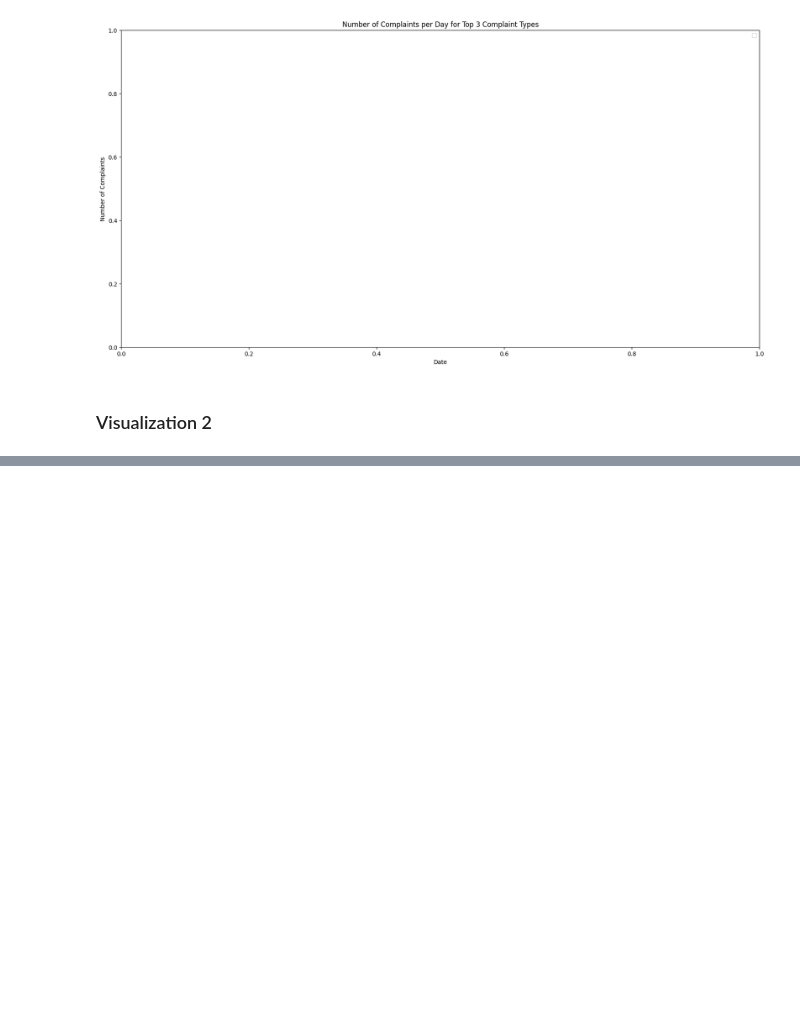
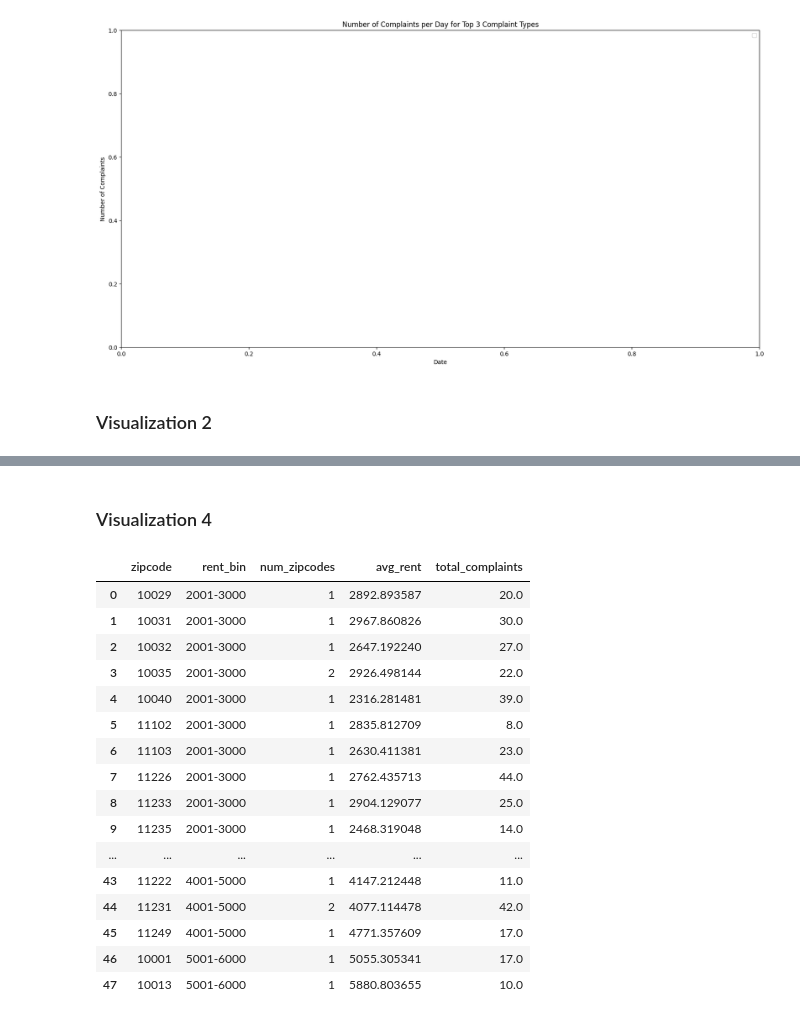
Before and after one commit to JiYu-Ella/Final_Project, a Jupyter notebook: Project Template.ipynb, the cells around one changed output, grey strips where cells are left out. Saved outputs shown, nothing was run; the diff lists cells and outputs as text; code cells hidden in the pictures; blank space fills up the shorter version.

```diff
--- a/Project Template.ipynb
+++ b/Project Template.ipynb
@@ -847,0 +979,2 @@ NotImplementedError:
+# %% [markdown]
+### Visualization 4
@@ -847,0 +999,76 @@ NotImplementedError:
+# %%
+######remember to change the date range!
+#    WHERE created_date >= '2022-10-01' AND created_date <= '2023-12-30'
+def data_complaints_diff_rents():
+    visual_4 = """
+WITH avg_values AS (
+    SELECT
+        rents.RegionName,
+        AVG("2023-09-30") AS avg_rent
+    FROM rents
+    GROUP BY rents.RegionName
+)
+
+SELECT
+    bins.zipcode,
+    bins.rent_bin,
+    COUNT(c.zipcode) AS num_zipcodes,
+    AVG(bins.avg_rent) AS avg_rent,
+    SUM(c.num_complaints) AS total_complaints
+FROM (
+    SELECT
+        z.zipcode,
+        av.avg_rent,
+        CASE
+            WHEN av.avg_rent BETWEEN 0 AND 1000 THEN '$0-1000'
+            WHEN av.avg_rent BETWEEN 1001 AND 2000 THEN '1001-2000'
+            WHEN av.avg_rent BETWEEN 2001 AND 3000 THEN '2001-3000'
+            WHEN av.avg_rent BETWEEN 3001 AND 4000 THEN '3001-4000'
+            WHEN av.avg_rent BETWEEN 4001 AND 5000 THEN '4001-5000'
+            WHEN av.avg_rent BETWEEN 5001 AND 6000 THEN '5001-6000'
+            WHEN av.avg_rent BETWEEN 6001 AND 7000 THEN '6001-7000'
+            WHEN av.avg_rent BETWEEN 7001 AND 8000 THEN '7001-8000'
+            WHEN av.avg_rent BETWEEN 8001 AND 9000 THEN '8001-9000'
+            WHEN av.avg_rent BETWEEN 9001 AND 10000 THEN '9001-10000'
+            ELSE 'Other'
+        END AS rent_bin
+    FROM zipcodes AS z
+    LEFT JOIN avg_values AS av ON av.RegionName::text = z.zipcode
+) AS bins
+LEFT JOIN (
+    SELECT
+        zipcode,
+        COUNT(complaint_type) AS num_complaints
+    FROM complaints
+    WHERE created_date >= '2022-10-01' AND created_date <= '2023-12-30'
+    GROUP BY zipcode
+) AS c ON c.zipcode = bins.zipcode
+WHERE bins.avg_rent IS NOT NULL  -- Exclude rows with NaN values
+GROUP BY bins.zipcode, bins.rent_bin
+ORDER BY bins.rent_bin;
+
+
+"""
+    with engine.connect() as conn:
+        result = pd.read_sql_query(visual_4, conn)
+        return result
+
+data_complaints_diff_rents()
+# %% [output]
+|  | zipcode | rent_bin | num_zipcodes | avg_rent | total_complaints |
+| 0 | 10029 | 2001-3000 | 1 | 2892.893587 | 20.0 |
+| 1 | 10031 | 2001-3000 | 1 | 2967.860826 | 30.0 |
+| 2 | 10032 | 2001-3000 | 1 | 2647.192240 | 27.0 |
+| 3 | 10035 | 2001-3000 | 2 | 2926.498144 | 22.0 |
+| 4 | 10040 | 2001-3000 | 1 | 2316.281481 | 39.0 |
+| 5 | 11102 | 2001-3000 | 1 | 2835.812709 | 8.0 |
+| 6 | 11103 | 2001-3000 | 1 | 2630.411381 | 23.0 |
+| 7 | 11226 | 2001-3000 | 1 | 2762.435713 | 44.0 |
+| 8 | 11233 | 2001-3000 | 1 | 2904.129077 | 25.0 |
+| 9 | 11235 | 2001-3000 | 1 | 2468.319048 | 14.0 |
+| ... | ... | ... | ... | ... | ... |
+| 43 | 11222 | 4001-5000 | 1 | 4147.212448 | 11.0 |
+| 44 | 11231 | 4001-5000 | 2 | 4077.114478 | 42.0 |
+| 45 | 11249 | 4001-5000 | 1 | 4771.357609 | 17.0 |
+| 46 | 10001 | 5001-6000 | 1 | 5055.305341 | 17.0 |
+| 47 | 10013 | 5001-6000 | 1 | 5880.803655 | 10.0 |
```
Also changed, not shown: parts of 13 cells of this notebook.
